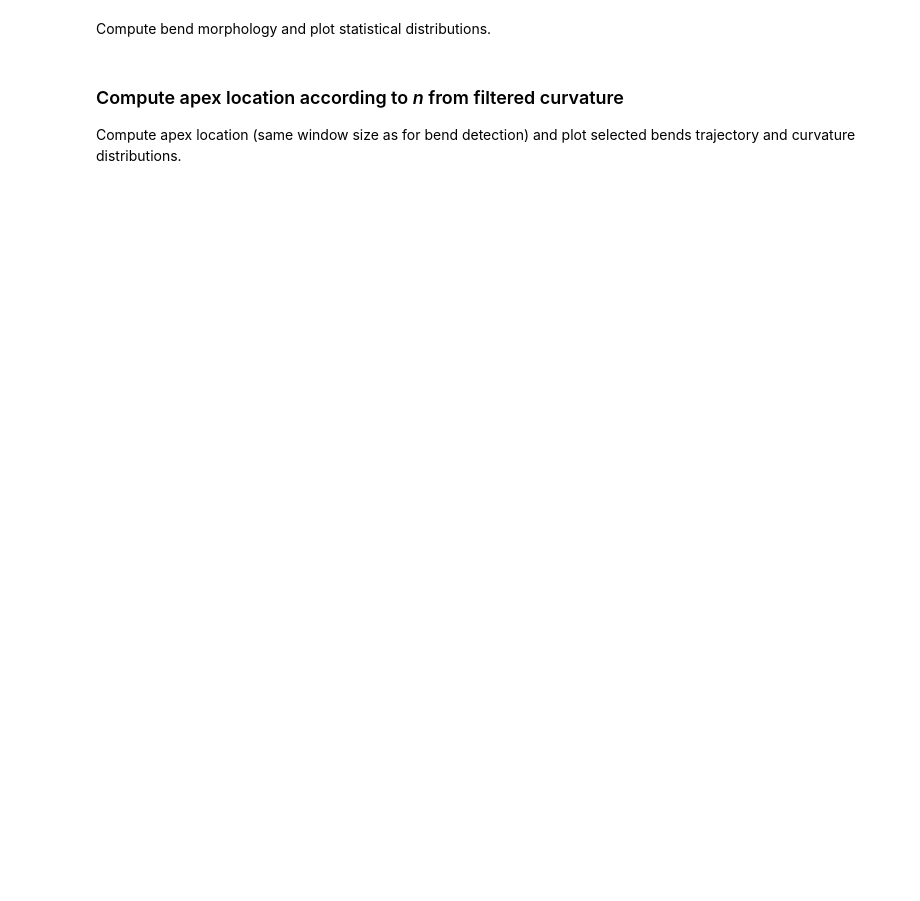
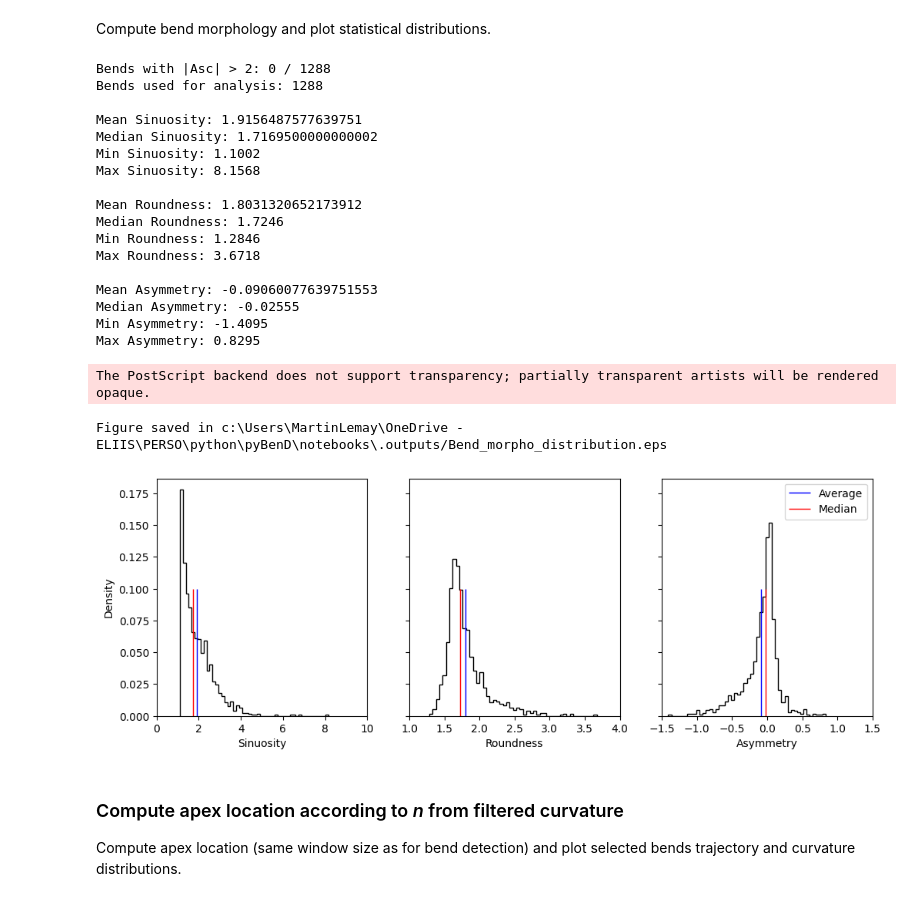
Before and after one commit to martin-lemay/pyBenD, a Jupyter notebook: notebooks/bend_apex_detection.ipynb, the cells around one changed output. Drawn from its saved outputs; the diff is of its cells as text; code cells hidden in the pictures; blank space fills up the shorter version.

```diff
--- a/notebooks/bend_apex_detection.ipynb
+++ b/notebooks/bend_apex_detection.ipynb
@@ -953,6 +1028,7 @@ set_nb_procs(nb_procs)
 
 # inputs
 data_root = str(os.path.join(os.getcwd(), ".outputs/curvaturepy/data/"))
+# River name + year, file path, river with
 map_file_LC = {
     "Jurua_2017": ("Jurua/csv_files/Jurua_20170710.csv", 266.),
     "Jurua2_2016": ("Jurua_2/csv_files/Jurua_2_20160815.csv", 200.),
@@ -962,7 +1038,7 @@ map_file_LC = {
     "Purus2_2017": ("Purus_2/csv_files/Purus_2_20170728.csv", 310.),
     "Tarauaca_2017": ("Tarauaca/csv_files/Tarauaca_20170724.csv", 120.),
     "Tarauaca_Jurua_2017": ("Tarauaca/csv_files/Tarauaca_Jurua_20170724.csv", 150.),
-    "Yavari_2017": ("Yavari/csv_files/Yavari_20160813.csv", 160.),
+    "Yavari_2016": ("Yavari/csv_files/Yavari_20160813.csv", 160.),
     "Yavari_tributary_2016": ("Yavari/csv_files/Yavari_tributary_1_20160813.csv", 100.),
 }
 
@@ -1051,7 +1144,7 @@ for cl_idx, centerline in enumerate(centerlines):
 asymmetry_arr = np.array(asymmetry_all)
 outlier_mask = np.abs(asymmetry_arr) > 2
 outlier_flat_idx = np.where(outlier_mask)[0]
-print(f"Bends with |Asc| > 1: {len(outlier_flat_idx)} / {len(asymmetry_arr)}")
+print(f"Bends with |Asc| > 2: {len(outlier_flat_idx)} / {len(asymmetry_arr)}")
 for idx in outlier_flat_idx:
     cl_i, b_i = bend_info_all[idx]
     print(f"  flat index {idx}: centerline {cl_i}, bend {b_i}, "
@@ -1064,38 +1157,60 @@ roundness_all = list(np.array(roundness_all)[keep])
 asymmetry_all = list(np.array(asymmetry_all)[keep])
 print(f"Bends used for analysis: {len(asymmetry_all)}")
 print()
-fig, axes = plt.subplots(1,4, sharey=True, figsize=(12,4))
+fig, axes = plt.subplots(1,3, sharey=True, figsize=(12,4))
 for ax, label, values in zip(
     axes.flatten(),
-    ("Sinuosity", "Roudness", "Asymmetry"),
+    ("Sinuosity", "Roundness", "Asymmetry"),
     (sinuosity_all, roundness_all, asymmetry_all)
 ):
     npValues = np.array(values)
     counts, bins = np.histogram(npValues[np.isfinite(npValues)], bins=50, density=False)
     density = counts / np.sum(counts)
 
     print(f"Mean {label}: {np.nanmean(npValues)}")
     print(f"Median {label}: {np.nanmedian(npValues)}")
     print(f"Min {label}: {np.nanmin(npValues)}")
     print(f"Max {label}: {np.nanmax(npValues)}")
     print()
 
     ax.stairs(density, bins, color='k')
     ax.vlines(np.nanmean(npValues), 0, 0.1, 'b', label="Average", linewidth=1)
     ax.vlines(np.nanmedian(npValues), 0, 0.1, 'r', label="Median", linewidth=1)
     ax.set_xlabel(label)
 
     if label == "Asymmetry":
-        ax.set_xlim(-1.01, 1.01)
-    if label == "Roudness":
+        ax.set_xlim(-1.5, 1.5)
+    if label == "Roundness":
         ax.set_xlim(1, 4)
     if label == "Sinuosity":
         ax.set_xlim(0, 10)
 
 axes[0].set_ylabel("Density")
 plt.legend()
 plt.savefig(fig_path + "Bend_morpho_distribution.eps", dpi=150)
+print("Figure saved in " + fig_path + "Bend_morpho_distribution.eps")
 plt.show()
+# %% [output]
+Bends with |Asc| > 2: 0 / 1288
+Bends used for analysis: 1288
+
+Mean Sinuosity: 1.9156487577639751
+Median Sinuosity: 1.7169500000000002
+Min Sinuosity: 1.1002
+Max Sinuosity: 8.1568
+
+Mean Roundness: 1.8031320652173912
+Median Roundness: 1.7246
+Min Roundness: 1.2846
+Max Roundness: 3.6718
+
+Mean Asymmetry: -0.09060077639751553
+Median Asymmetry: -0.02555
+Min Asymmetry: -1.4095
+Max Asymmetry: 0.8295
+The PostScript backend does not support transparency; partially transparent artists will be rendered opaque.
+Figure saved in c:\Users\MartinLemay\OneDrive - ELIIS\PERSO\python\pyBenD\notebooks\.outputs/Bend_morpho_distribution.eps
+[figure, added]
 # %% [markdown]
 ### Compute apex location according to *n* from filtered curvature
 
```
Also changed, not shown: parts of 30 cells of this notebook.
